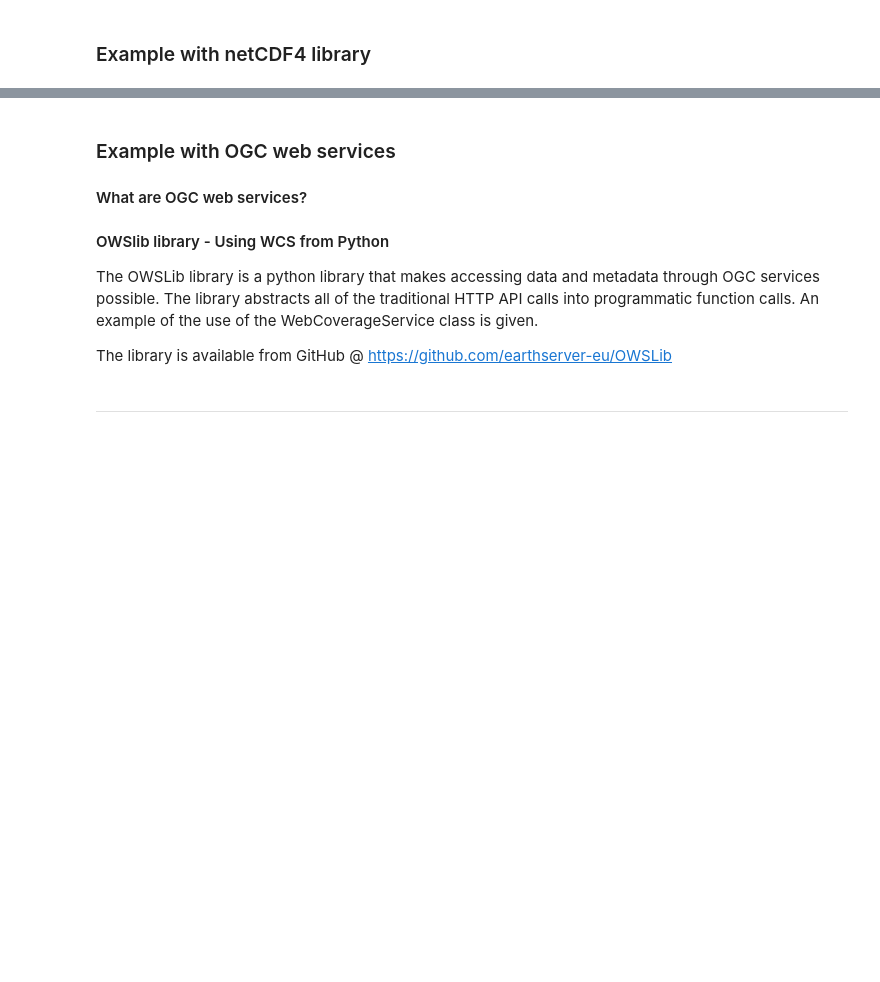
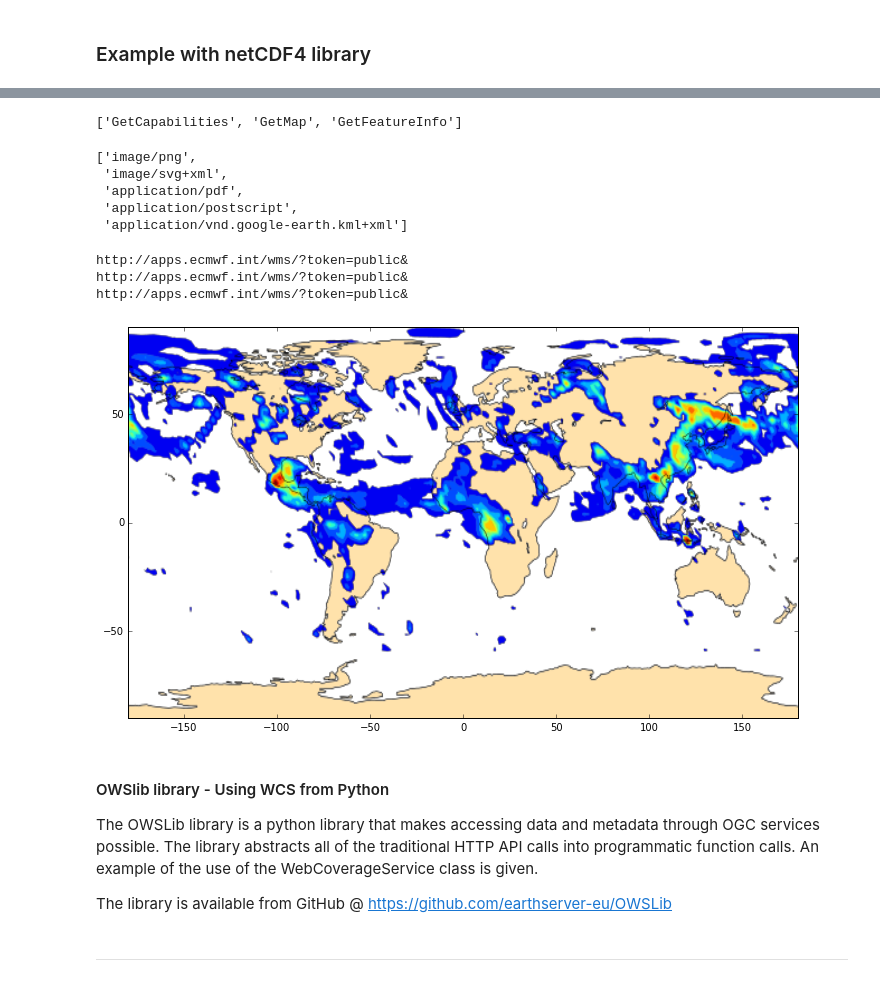
Before and after one commit to jwagemann/2017_pydata_tutorial, a Jupyter notebook: 01_geospatial_data_access.ipynb, the cells around one changed output, grey strips where cells are left out. Saved outputs shown, nothing was run; the diff lists cells and outputs as text; code cells hidden in the pictures; blank space fills up the shorter version.

```diff
--- a/01_geospatial_data_access.ipynb
+++ b/01_geospatial_data_access.ipynb
@@ -47,0 +65,5 @@ ERA-Interim reanalysis - 2m air temperature and total precipitation from 1 Janua
+# %%
+from owslib.wms import WebMapService
+
+# Create your WebMapService object
+wms = WebMapService('http://apps.ecmwf.int/wms/?token=public', version='1.1.1') # version 1.3.0 works as well
@@ -48,9 +111,55 @@ ERA-Interim reanalysis - 2m air temperature and total precipitation from 1 Janua
+# %%
+# See available methods
+[op.name for op in wms.operations]
+# %% [output]
+['GetCapabilities', 'GetMap', 'GetFeatureInfo']
+# %%
+# Get available formats
+wms.getOperationByName('GetMap').formatOptions
+# %% [output]
+['image/png',
+ 'image/svg+xml',
+ 'application/pdf',
+ 'application/postscript',
+ 'application/vnd.google-earth.kml+xml']
+# %%
+%matplotlib inline
+import os, sys
+import matplotlib.image as mpimg
+import matplotlib.pyplot as plt
+
+def getMap(layerName,bbox,filename):
+    wms.getOperationByName('GetMap').formatOptions
+    img = wms.getmap(layers=[layerName],
+                 size=(600,300),
+                 srs='EPSG:4326',
+                 bbox=bbox,
+                 format='image/png',
+                 transparent=True)
+
+    tmpfile = open(filename,'wb')
+    tmpfile.write(img.read())
+    tmpfile.close()
+getMap('foreground',(-180,-90,180,90), 'foreground.png')
+getMap('background',(-180,-90,180,90), 'background.png')
+getMap('composition_bbaod550',(-180,-90,180,90), 'bbaod550.png')
+
+
+image1=mpimg.imread('background.png')
+image2=mpimg.imread('bbaod550.png')
+image3=mpimg.imread('foreground.png')
+fig = plt.figure(figsize=(12,7))
+
+img1=plt.imshow(image1,extent=[-180,180,-90,90],aspect='auto')
+img2=plt.imshow(image2,extent=[-180,180,-90,90],aspect='auto')
+img3=plt.imshow(image3,extent=[-180,180,-90,90],aspect='auto')
+plt.show()
+# %% [output]
+http://apps.ecmwf.int/wms/?token=public&
+http://apps.ecmwf.int/wms/?token=public&
+http://apps.ecmwf.int/wms/?token=public&
+[figure, added]
 # %% [markdown]
-### Example with OGC web services
-
-#### What are OGC web services?
-
-
 #### OWSlib library - Using WCS from Python
 
 The OWSLib library is a python library that makes accessing data and metadata through OGC services possible. The library abstracts all of the traditional HTTP API calls into programmatic function calls. An example of the use of the WebCoverageService class is given.
```
Also changed, not shown: parts of 8 cells of this notebook, 1 other file.
